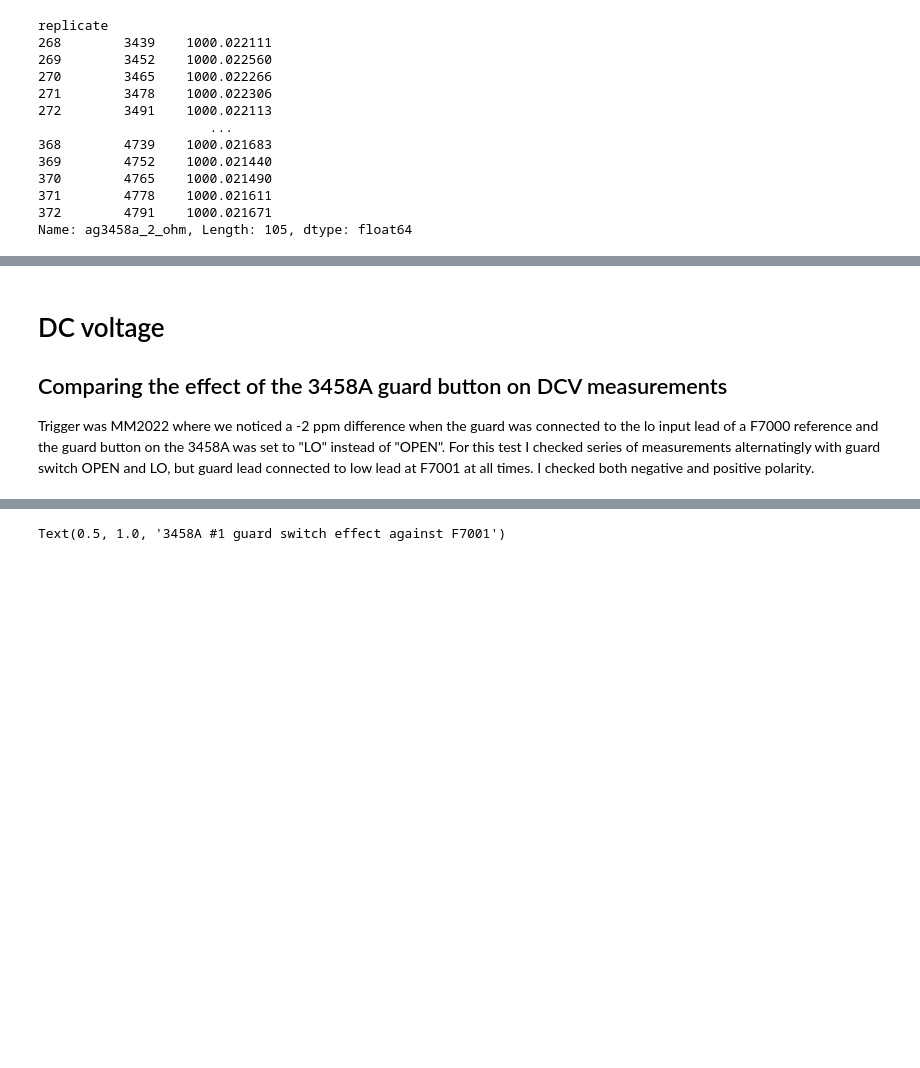
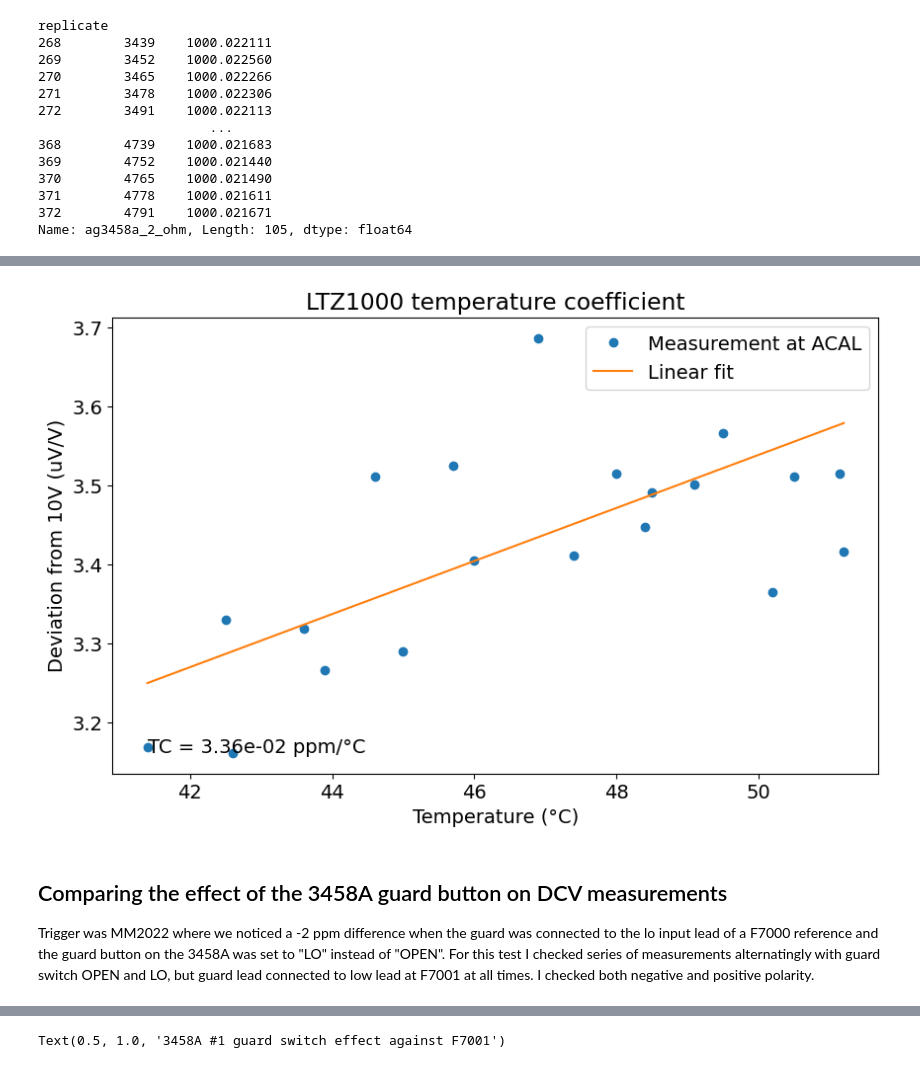
Before and after one commit to alson/metrology-data-analysis, a Jupyter notebook: measurement-tests.ipynb, the cells around one changed output, grey strips where cells are left out. Saved outputs shown, nothing was run; the diff lists cells and outputs as text; code cells hidden in the pictures; blank space fills up the shorter version.

Commit message:
Reorganize and move some of the analyses around. Start analysis of resistor tempco measurements.

```diff
--- a/measurement-tests.ipynb
+++ b/measurement-tests.ipynb
@@ -688,5 +693,37 @@ res_delay_test_data_group2.groupby('group').apply(lambda x: x.iloc[0])
+# %%
+_, data = read_data(['ks3458a-dcv-tc-log-w-acal.csv'])
+ks3458a_dc_w_acal = data['ks3458a-dcv-tc-log-w-acal.csv']
+# %%
+def clean_dcv_tc(data, ks3458a_number):
+    cleaned = data.copy()
+    cleaned[f'temp_{ks3458a_number}_interpolated'] = cleaned[f'temp_{ks3458a_number}'].interpolate()
+    cleaned[f'dcv_{ks3458a_number}_ppm'] = (cleaned[f'ag3458a_{ks3458a_number}_dcv'] - 10) / 10 * 1e6
+    return cleaned
+
+def plot_dcv_tc(data, ks3458a_number):
+    fit_data = data.dropna()
+    regressor = LinearRegression()
+    ks3458a_temp_column = f'temp_{ks3458a_number}_interpolated'
+    ppm_column = f'dcv_{ks3458a_number}_ppm'
+    regressor.fit(fit_data[ks3458a_temp_column].values.reshape(-1, 1), fit_data[ppm_column])
+    temps = np.arange(data[ks3458a_temp_column].min(), data[ks3458a_temp_column].max(), 0.1)
+    plt.title('LTZ1000 temperature coefficient')
+    plt.plot(data[ks3458a_temp_column], data[ppm_column], 'o', label='Measurement at ACAL')
+    plt.plot(temps, regressor.predict(temps.reshape(-1, 1)), label="Linear fit")
+    plt.legend()
+    plt.xlabel('Temperature (°C)')
+    plt.ylabel('Deviation from 10V (uV/V)')
+    plt.text(data[ks3458a_temp_column].min(), data[ppm_column].min(), f"TC = {regressor.coef_[0]:.2e} ppm/°C")
+
+def process_dcv_tc(data, ks3458a_number):
+    cleaned = clean_dcv_tc(data, ks3458a_number)
+    only_acal = filter_acal_points(cleaned, ks3458a_number)
+    plot_dcv_tc(only_acal, ks3458a_number)
+# %%
+process_dcv_tc(ks3458a_dc_w_acal, 2)
+# %% [output]
+[figure, added]
 # %% [markdown]
-# DC voltage
 ## Comparing the effect of the 3458A guard button on DCV measurements
 
 Trigger was MM2022 where we noticed a -2 ppm difference when the guard was connected to the lo input lead of a F7000 reference and the guard button on the 3458A was set to "LO" instead of "OPEN". For this test I checked series of measurements alternatingly with guard switch OPEN and LO, but guard lead connected to low lead at F7001 at all times. I checked both negative and positive polarity.
```
Also changed, not shown: parts of 2 cells of this notebook, 3 other files.
